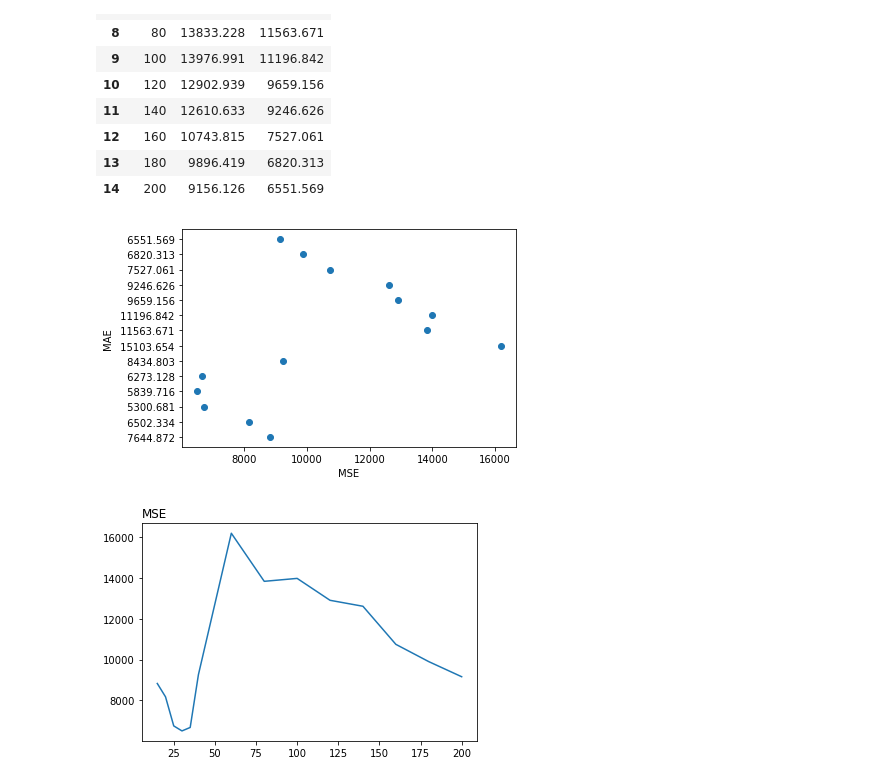
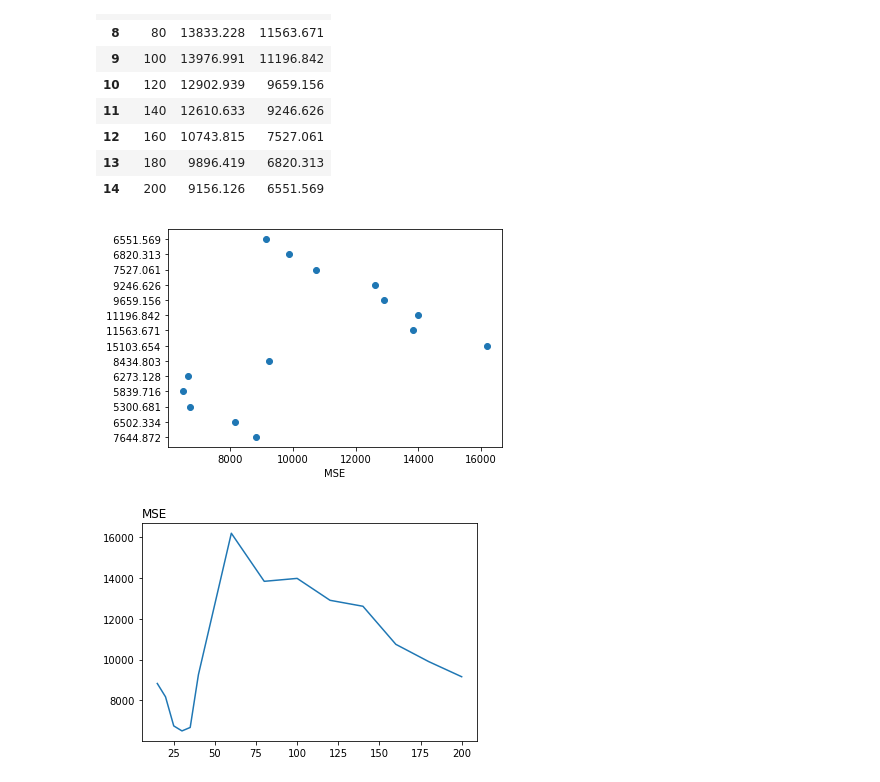
Before and after one commit to snowbalzz/Modeling, a Jupyter notebook: Results.ipynb, the cells around one changed output. Saved outputs shown, nothing was run; the diff lists cells and outputs as text; code cells hidden in the pictures.

```diff
--- a/Results.ipynb
+++ b/Results.ipynb
@@ -25,11 +25,10 @@ df
 | 14 | 200 | 9156.126 | 6551.569 |
 # %%
 plt.scatter(df["MSE"], df["MAE"])
-plt.ylabel("MAE")
 plt.xlabel("MSE")
 plt.show()
 # %% [output]
-[figure, old version]
+[figure, new version]
 # %%
 plt.title("MSE", loc = 'left')
 plt.plot(df["Days"], df["MSE"])
```
Also changed, not shown: 1 other file.
